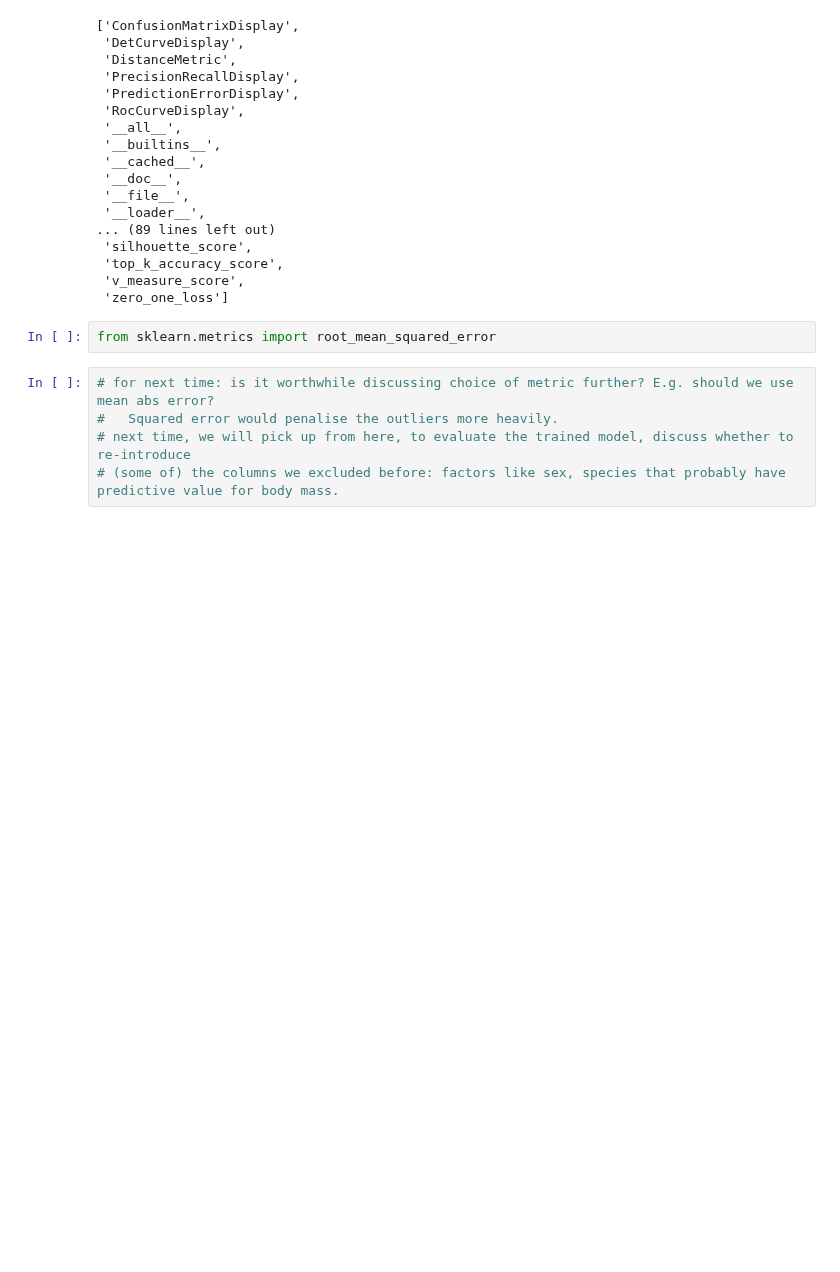
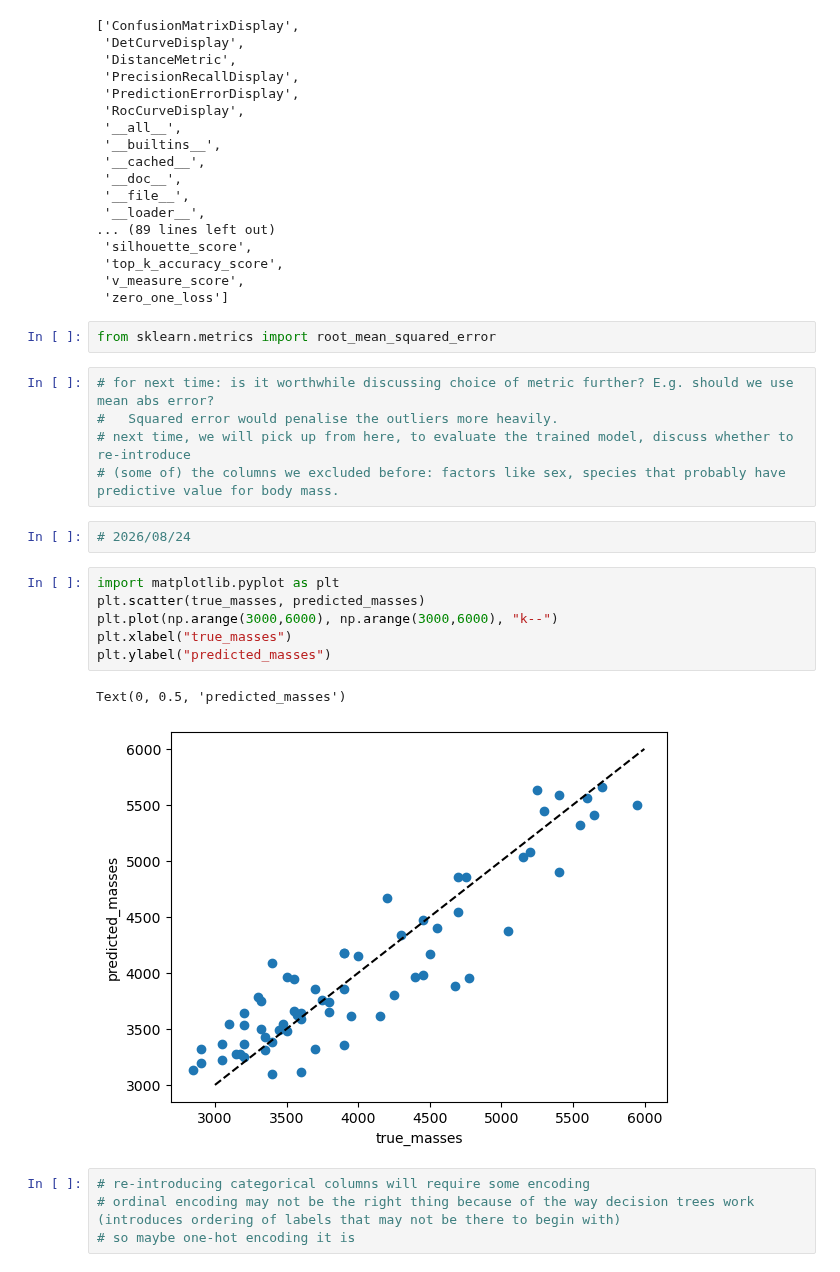
Before and after one commit to carpentries-incubator/ml-concepts, a Jupyter notebook: episodes/files/penguins_RF_regression.ipynb, the cells around one changed output. Saved outputs shown, nothing was run; the diff lists cells and outputs as text; blank space fills up the shorter version.

```diff
--- a/episodes/files/penguins_RF_regression.ipynb
+++ b/episodes/files/penguins_RF_regression.ipynb
@@ -84,3 +84,18 @@ from sklearn.metrics import root_mean_squared_error
 #   Squared error would penalise the outliers more heavily.
 # next time, we will pick up from here, to evaluate the trained model, discuss whether to re-introduce
 # (some of) the columns we excluded before: factors like sex, species that probably have predictive value for body mass.
+# %%
+# 2026/08/24
+# %%
+import matplotlib.pyplot as plt
+plt.scatter(true_masses, predicted_masses)
+plt.plot(np.arange(3000,6000), np.arange(3000,6000), "k--")
+plt.xlabel("true_masses")
+plt.ylabel("predicted_masses")
+# %% [output]
+Text(0, 0.5, 'predicted_masses')
+[figure, added]
+# %%
+# re-introducing categorical columns will require some encoding
+# ordinal encoding may not be the right thing because of the way decision trees work (introduces ordering of labels that may not be there to begin with)
+# so maybe one-hot encoding it is
```
Also changed, not shown: parts of 12 cells of this notebook.
